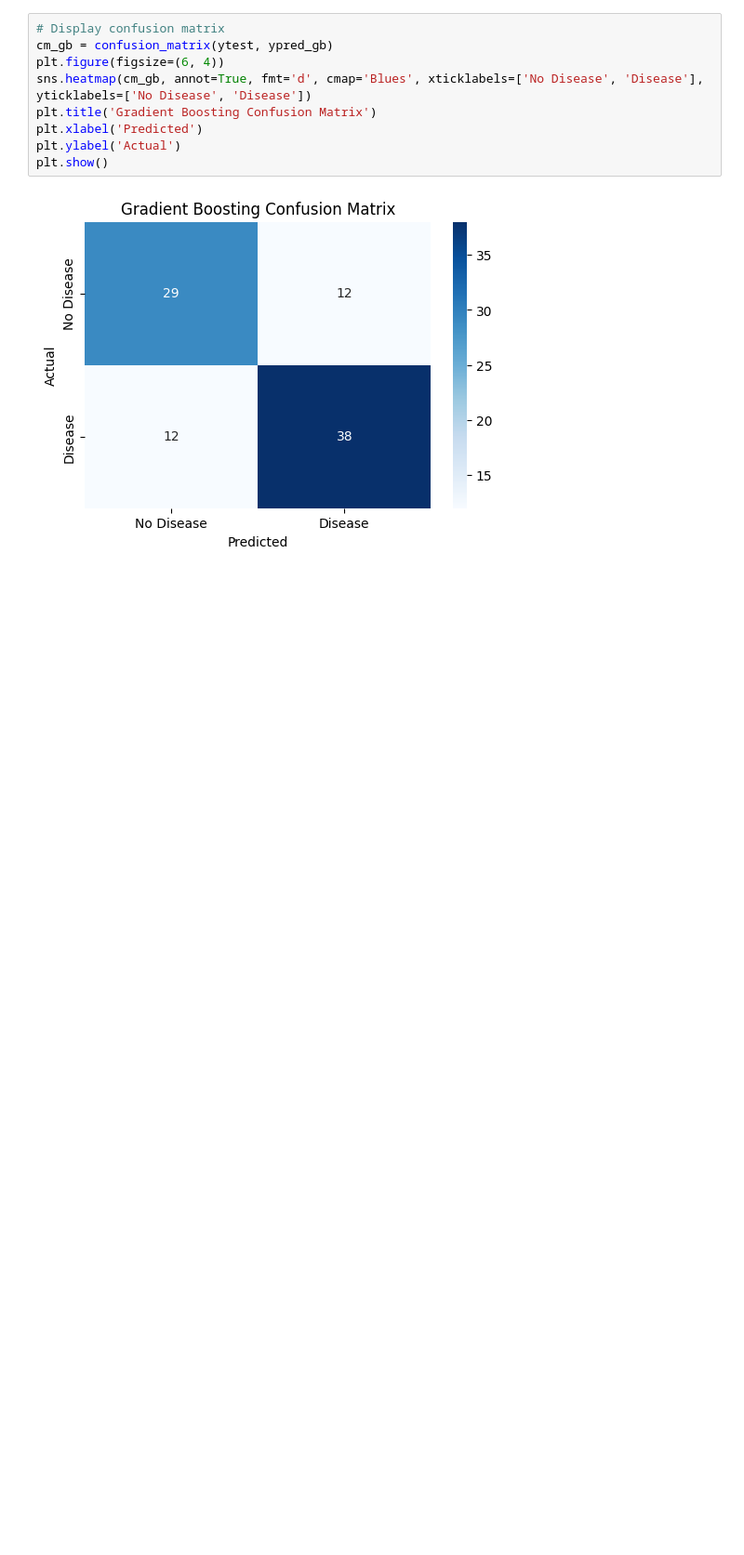
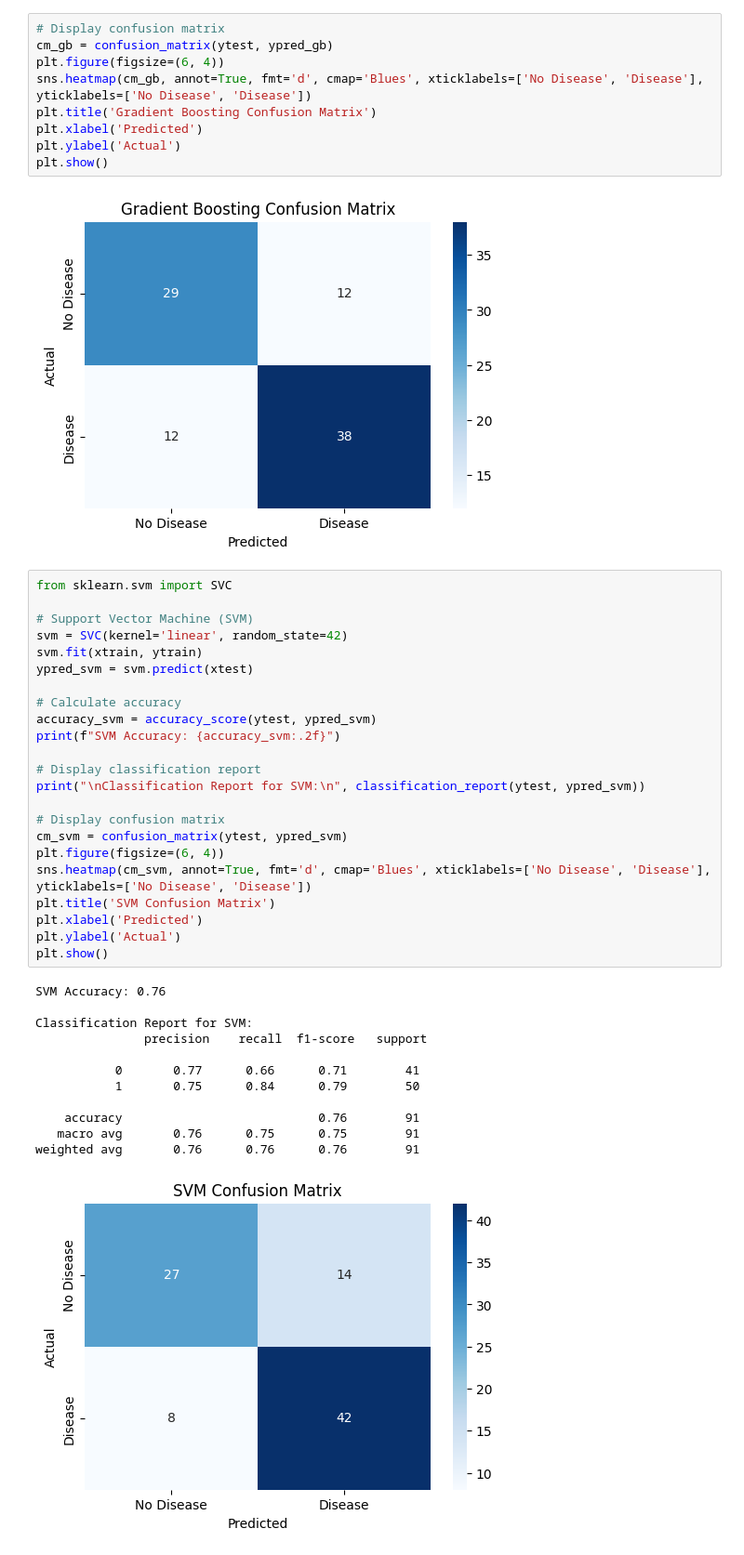
Before and after one commit to chaitanyasatyasai/heartdisease, a Jupyter notebook: heart_disease.ipynb, the cells around one changed output. Shown at 93% size. Saved outputs shown, nothing was run; the diff lists cells and outputs as text; blank space fills up the shorter version.

```diff
--- a/heart_disease.ipynb
+++ b/heart_disease.ipynb
@@ -132,3 +132,39 @@ plt.ylabel('Actual')
 plt.show()
 # %% [output]
 [figure]
+# %%
+from sklearn.svm import SVC
+
+# Support Vector Machine (SVM)
+svm = SVC(kernel='linear', random_state=42)
+svm.fit(xtrain, ytrain)
+ypred_svm = svm.predict(xtest)
+
+# Calculate accuracy
+accuracy_svm = accuracy_score(ytest, ypred_svm)
+print(f"SVM Accuracy: {accuracy_svm:.2f}")
+
+# Display classification report
+print("\nClassification Report for SVM:\n", classification_report(ytest, ypred_svm))
+
+# Display confusion matrix
+cm_svm = confusion_matrix(ytest, ypred_svm)
+plt.figure(figsize=(6, 4))
+sns.heatmap(cm_svm, annot=True, fmt='d', cmap='Blues', xticklabels=['No Disease', 'Disease'], yticklabels=['No Disease', 'Disease'])
+plt.title('SVM Confusion Matrix')
+plt.xlabel('Predicted')
+plt.ylabel('Actual')
+plt.show()
+# %% [output]
+SVM Accuracy: 0.76
+
+Classification Report for SVM:
+               precision    recall  f1-score   support
+
+           0       0.77      0.66      0.71        41
+           1       0.75      0.84      0.79        50
+
+    accuracy                           0.76        91
+   macro avg       0.76      0.75      0.75        91
+weighted avg       0.76      0.76      0.76        91
+[figure, added]
```
